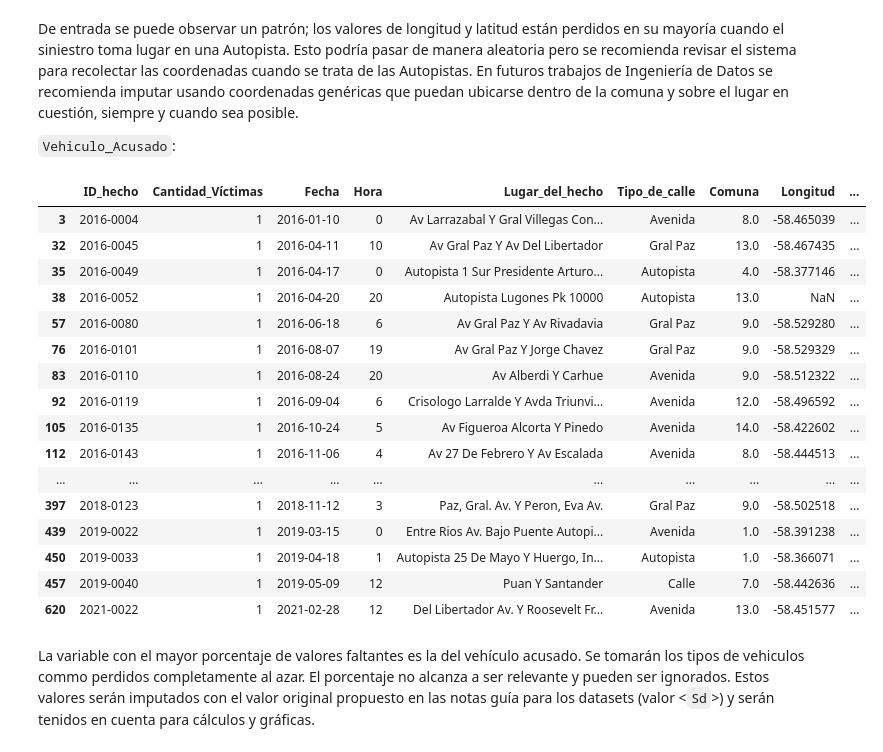
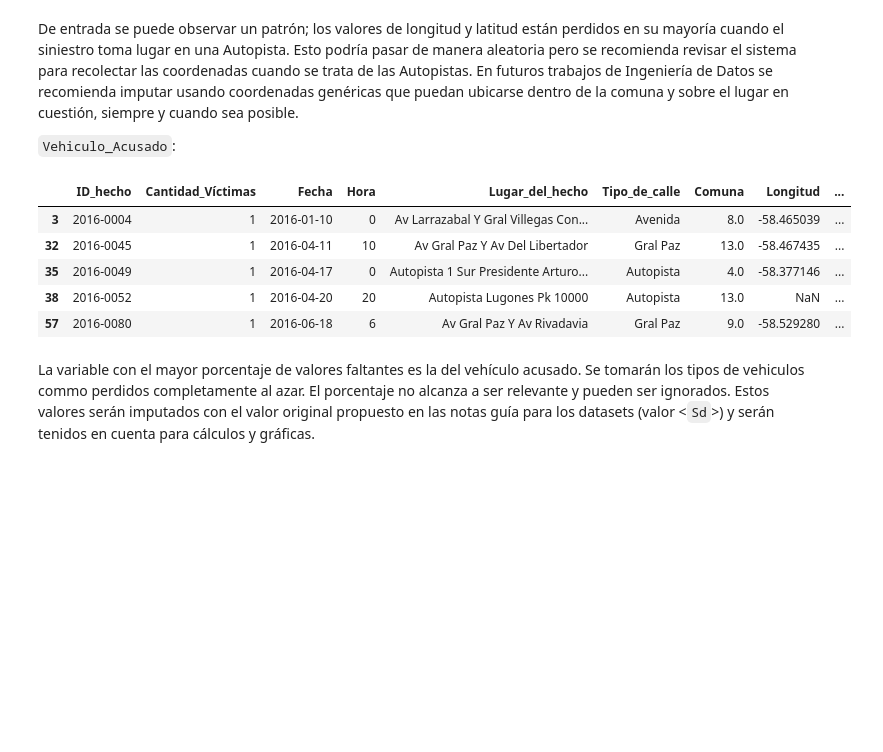
Before and after one commit to Juan-Mendoza00/pi_da, a Jupyter notebook: EDA.ipynb, the cells around one changed output. Drawn from its saved outputs; the diff is of its cells as text; code cells hidden in the pictures; blank space fills up the shorter version.

```diff
--- a/EDA.ipynb
+++ b/EDA.ipynb
@@ -138,25 +138,14 @@ De entrada se puede observar un patrón; los valores de longitud y latitud está
 
 `Vehiculo_Acusado`:
 # %%
-df_hechos[df_hechos['Vehiculo_Acusado'].isnull()]
+df_hechos[df_hechos['Vehiculo_Acusado'].isnull()].head()
 # %% [output]
 |  | ID_hecho | Cantidad_Víctimas | Fecha | Hora | Lugar_del_hecho | Tipo_de_calle | Comuna | Longitud | ... |
 | 3 | 2016-0004 | 1 | 2016-01-10 | 0 | Av Larrazabal Y Gral Villegas Con... | Avenida | 8.0 | -58.465039 | ... |
 | 32 | 2016-0045 | 1 | 2016-04-11 | 10 | Av Gral Paz Y Av Del Libertador | Gral Paz | 13.0 | -58.467435 | ... |
 | 35 | 2016-0049 | 1 | 2016-04-17 | 0 | Autopista 1 Sur Presidente Arturo... | Autopista | 4.0 | -58.377146 | ... |
 | 38 | 2016-0052 | 1 | 2016-04-20 | 20 | Autopista Lugones Pk 10000 | Autopista | 13.0 | NaN | ... |
 | 57 | 2016-0080 | 1 | 2016-06-18 | 6 | Av Gral Paz Y Av Rivadavia | Gral Paz | 9.0 | -58.529280 | ... |
-| 76 | 2016-0101 | 1 | 2016-08-07 | 19 | Av Gral Paz Y Jorge Chavez | Gral Paz | 9.0 | -58.529329 | ... |
-| 83 | 2016-0110 | 1 | 2016-08-24 | 20 | Av Alberdi Y Carhue | Avenida | 9.0 | -58.512322 | ... |
-| 92 | 2016-0119 | 1 | 2016-09-04 | 6 | Crisologo Larralde Y Avda Triunvi... | Avenida | 12.0 | -58.496592 | ... |
-| 105 | 2016-0135 | 1 | 2016-10-24 | 5 | Av Figueroa Alcorta Y Pinedo | Avenida | 14.0 | -58.422602 | ... |
-| 112 | 2016-0143 | 1 | 2016-11-06 | 4 | Av 27 De Febrero Y Av Escalada | Avenida | 8.0 | -58.444513 | ... |
-| ... | ... | ... | ... | ... | ... | ... | ... | ... | ... |
-| 397 | 2018-0123 | 1 | 2018-11-12 | 3 | Paz, Gral. Av. Y Peron, Eva Av. | Gral Paz | 9.0 | -58.502518 | ... |
-| 439 | 2019-0022 | 1 | 2019-03-15 | 0 | Entre Rios Av. Bajo Puente Autopi... | Avenida | 1.0 | -58.391238 | ... |
-| 450 | 2019-0033 | 1 | 2019-04-18 | 1 | Autopista 25 De Mayo Y Huergo, In... | Autopista | 1.0 | -58.366071 | ... |
-| 457 | 2019-0040 | 1 | 2019-05-09 | 12 | Puan Y Santander | Calle | 7.0 | -58.442636 | ... |
-| 620 | 2021-0022 | 1 | 2021-02-28 | 12 | Del Libertador Av. Y Roosevelt Fr... | Avenida | 13.0 | -58.451577 | ... |
 # %% [markdown]
 La variable con el mayor porcentaje de valores faltantes es la del vehículo acusado. Se tomarán los tipos de vehiculos commo perdidos completamente al azar. El porcentaje no alcanza a ser relevante y pueden ser ignorados. Estos valores serán imputados con el valor original propuesto en las notas guía para los datasets (valor <`Sd`>) y serán tenidos en cuenta para cálculos y gráficas.
 # %%
```
Also changed, not shown: parts of 12 cells of this notebook.
